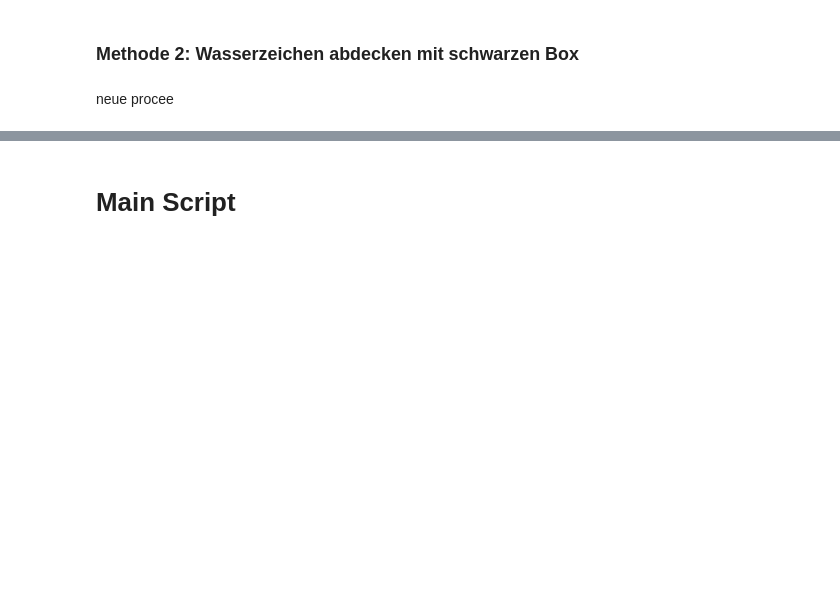
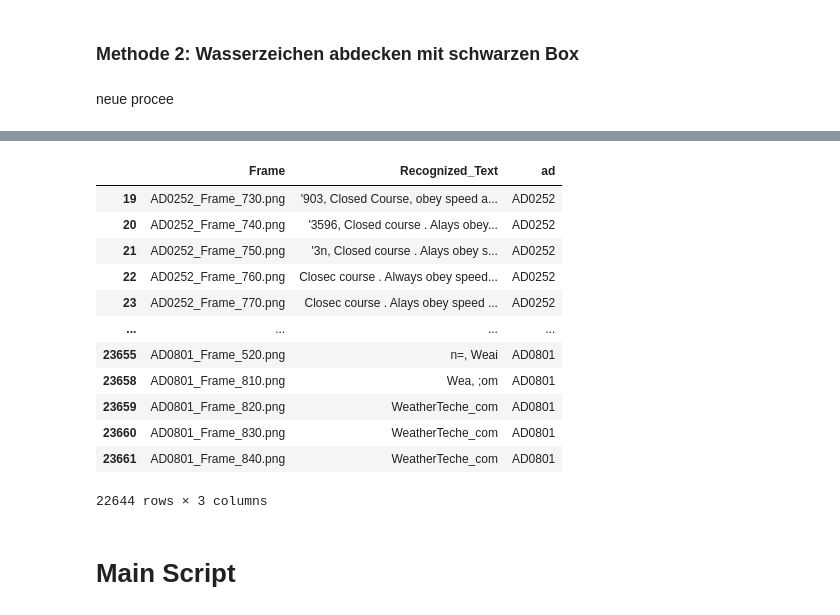
Before and after one commit to NilsLeo/Commercial-Brand-Differentiating-Message-Analysis, a Jupyter notebook: Neues_Projekt/ocr.ipynb, the cells around one changed output, grey strips where cells are left out. Saved outputs shown, nothing was run; the diff lists cells and outputs as text; code cells hidden in the pictures; blank space fills up the shorter version.

```diff
--- a/Neues_Projekt/ocr.ipynb
+++ b/Neues_Projekt/ocr.ipynb
@@ -128,0 +196,8 @@ def create_cleaned_dataframe(merged_results, ad_column="Frame", text_column="Rec
+# %%
+import pandas as pd
+
+# Datei laden
+file_path = "final_zwischenergebnis.csv"  # Pfad zur CSV-Datei
+data = pd.read_csv(file_path)
+df = pd.DataFrame(data)
+df
@@ -128,0 +218,18 @@ def create_cleaned_dataframe(merged_results, ad_column="Frame", text_column="Rec
+# %%
+#1 sortieren
+sorted_df = sort_frames(df,"Frame")
+sorted_df
+# %% [output]
+|  | Frame | Recognized_Text | ad |
+| 19 | AD0252_Frame_730.png | '903, Closed Course, obey speed a... | AD0252 |
+| 20 | AD0252_Frame_740.png | '3596, Closed course . Alays obey... | AD0252 |
+| 21 | AD0252_Frame_750.png | '3n, Closed course . Alays obey s... | AD0252 |
+| 22 | AD0252_Frame_760.png | Closec course . Always obey speed... | AD0252 |
+| 23 | AD0252_Frame_770.png | Closec course . Alays obey speed ... | AD0252 |
+| ... | ... | ... | ... |
+| 23655 | AD0801_Frame_520.png | n=, Weai | AD0801 |
+| 23658 | AD0801_Frame_810.png | Wea, ;om | AD0801 |
+| 23659 | AD0801_Frame_820.png | WeatherTeche_com | AD0801 |
+| 23660 | AD0801_Frame_830.png | WeatherTeche_com | AD0801 |
+| 23661 | AD0801_Frame_840.png | WeatherTeche_com | AD0801 |
+22644 rows × 3 columns
```
Also changed, not shown: parts of 19 cells of this notebook, 7 other files.
